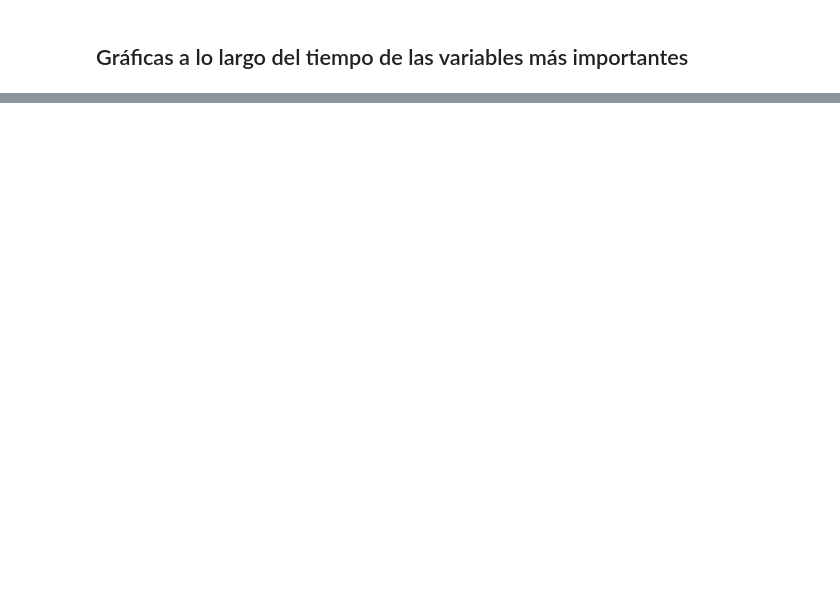
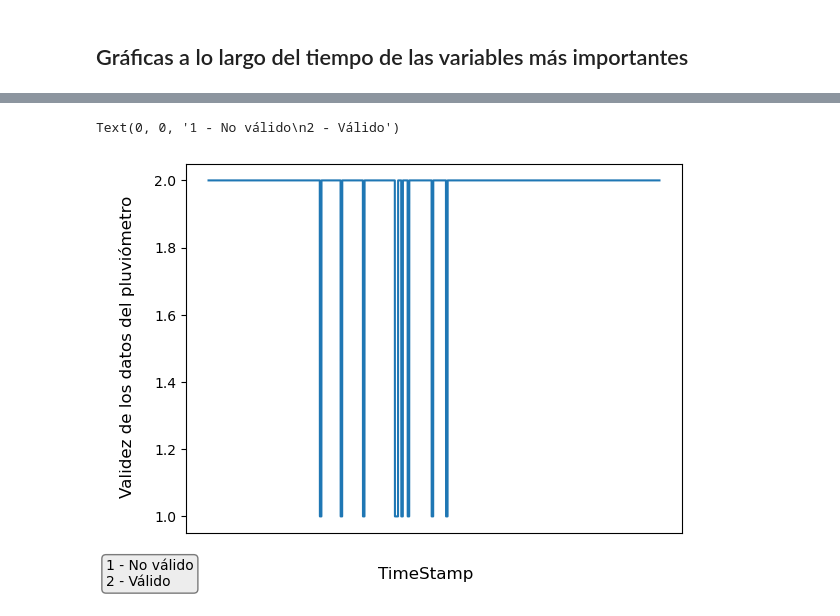
Before and after one commit to jzx1003/GII_O_MA_22.07, a Jupyter notebook: Graficas.ipynb, the cells around one changed output, grey strips where cells are left out. Saved outputs shown, nothing was run; the diff lists cells and outputs as text; code cells hidden in the pictures; blank space fills up the shorter version.

```diff
--- a/Graficas.ipynb
+++ b/Graficas.ipynb
@@ -31,0 +76,14 @@ for i in range(8):
+# %%
+datosPluv = pd.read_csv(r'D:\uni\4º año\TFG-GitHub\GII_O_MA_22.07\DatosValidados\Datos_Validados_PV.csv', index_col=0)
+
+figure, axis = plt.subplots()
+axis.plot(datosPluv['ts'], datosPluv['Validez'])
+axis.get_xaxis().set_visible(False)
+
+figure.supxlabel('TimeStamp')
+figure.supylabel('Validez de los datos del pluviómetro')
+props = dict(boxstyle='round', facecolor='gainsboro', alpha=0.5)
+figure.text(0,0,s='1 - No válido\n2 - Válido', bbox=props)
+# %% [output]
+Text(0, 0, '1 - No válido\n2 - Válido')
+[figure, added]
```
Also changed, not shown: parts of 3 cells of this notebook, 1 other file.
